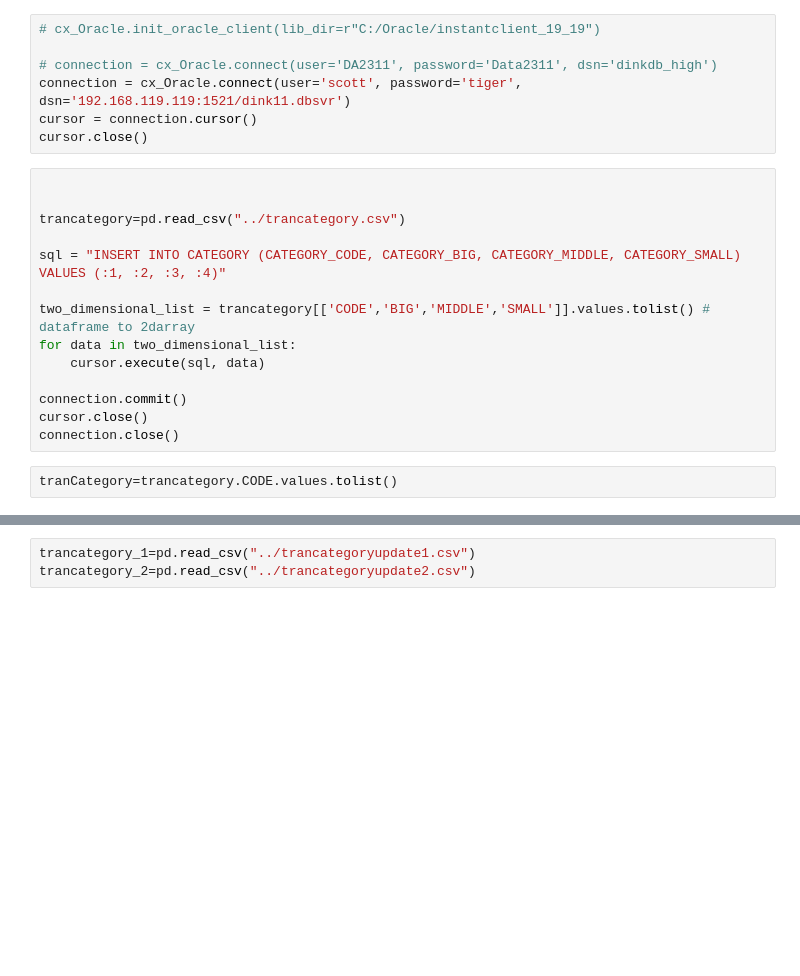
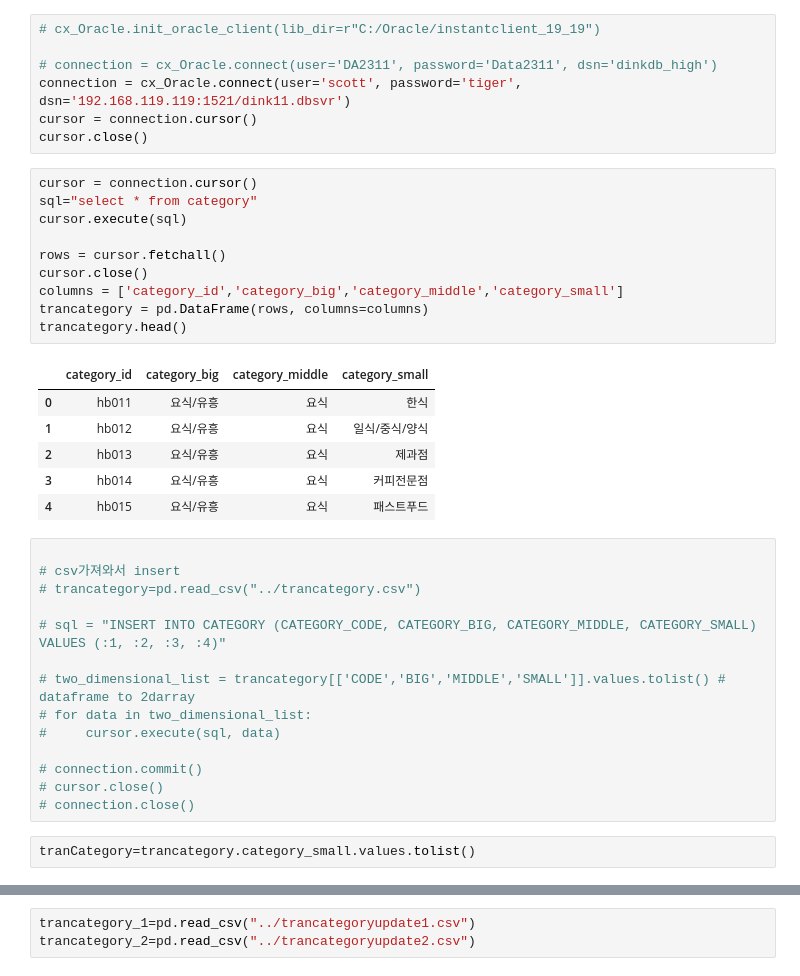
Before and after one commit to shimminjeong/HANA-SafetyOne, a Jupyter notebook: python/generateFakerData.ipynb, the cells around one changed output, grey strips where cells are left out. Saved outputs shown, nothing was run; the diff lists cells and outputs as text; blank space fills up the shorter version.

```diff
--- a/python/generateFakerData.ipynb
+++ b/python/generateFakerData.ipynb
@@ -18,20 +18,37 @@ fake = Faker("ko_KR")
 connection = cx_Oracle.connect(user='scott', password='tiger', dsn='192.168.119.119:1521/dink11.dbsvr')
 cursor = connection.cursor()
 cursor.close()
+# %%
+cursor = connection.cursor()
+sql="select * from category"
+cursor.execute(sql)
+
+rows = cursor.fetchall()
+cursor.close()
+columns = ['category_id','category_big','category_middle','category_small']
+trancategory = pd.DataFrame(rows, columns=columns)
+trancategory.head()
+# %% [output]
+|  | category_id | category_big | category_middle | category_small |
+| 0 | hb011 | 요식/유흥 | 요식 | 한식 |
+| 1 | hb012 | 요식/유흥 | 요식 | 일식/중식/양식 |
+| 2 | hb013 | 요식/유흥 | 요식 | 제과점 |
+| 3 | hb014 | 요식/유흥 | 요식 | 커피전문점 |
+| 4 | hb015 | 요식/유흥 | 요식 | 패스트푸드 |
 # %%
 
+# csv가져와서 insert
+# trancategory=pd.read_csv("../trancategory.csv")
 
-trancategory=pd.read_csv("../trancategory.csv")
+# sql = "INSERT INTO CATEGORY (CATEGORY_CODE, CATEGORY_BIG, CATEGORY_MIDDLE, CATEGORY_SMALL) VALUES (:1, :2, :3, :4)"
 
-sql = "INSERT INTO CATEGORY (CATEGORY_CODE, CATEGORY_BIG, CATEGORY_MIDDLE, CATEGORY_SMALL) VALUES (:1, :2, :3, :4)"
+# two_dimensional_list = trancategory[['CODE','BIG','MIDDLE','SMALL']].values.tolist() # dataframe to 2darray
+# for data in two_dimensional_list:
+#     cursor.execute(sql, data)
 
-two_dimensional_list = trancategory[['CODE','BIG','MIDDLE','SMALL']].values.tolist() # dataframe to 2darray
-for data in two_dimensional_list:
-    cursor.execute(sql, data)
-
-connection.commit()
-cursor.close()
-connection.close()
+# connection.commit()
+# cursor.close()
+# connection.close()
 # %%
-tranCategory=trancategory.CODE.values.tolist()
+tranCategory=trancategory.category_small.values.tolist()
 # %%
```
Also changed, not shown: parts of 17 cells of this notebook, 2 other files.
